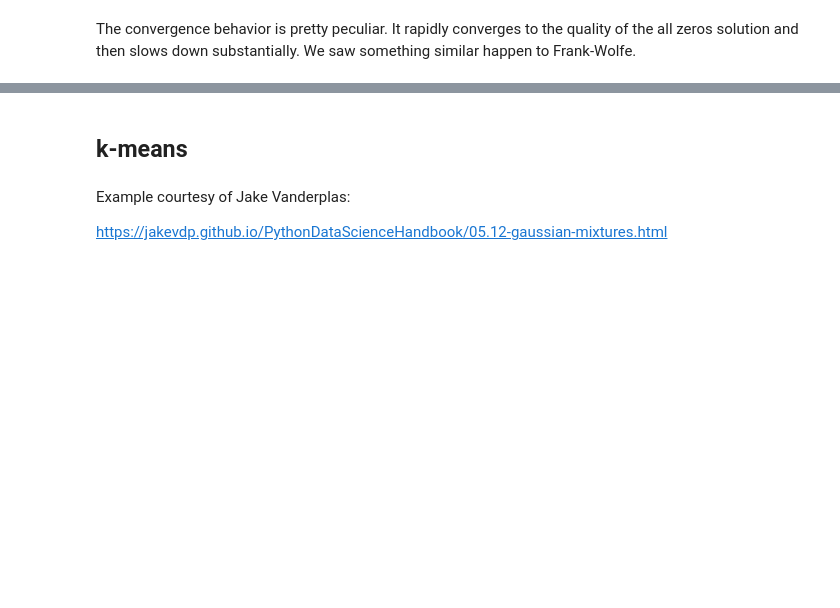
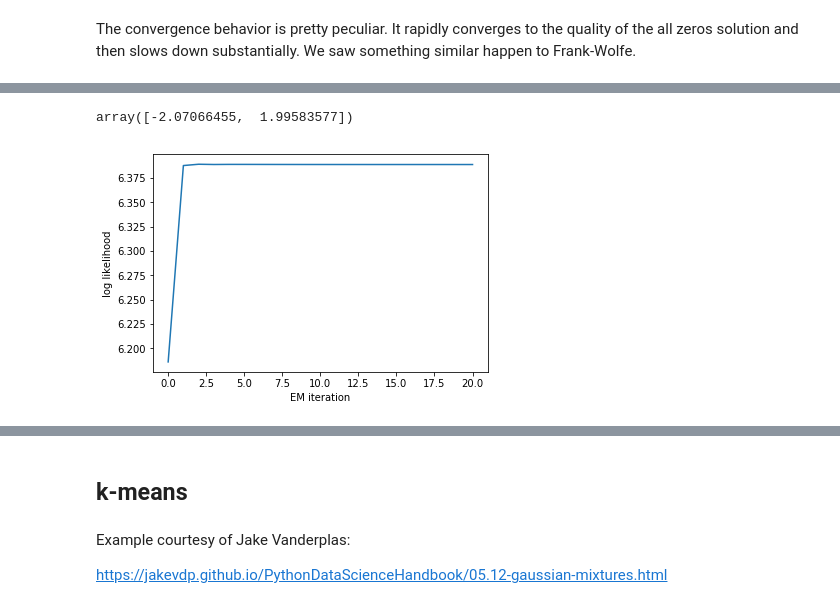
Before and after one commit to ee227c/ee227c.github.io, a Jupyter notebook: code/lecture19.ipynb, the cells around one changed output, grey strips where cells are left out. Drawn from its saved outputs; the diff is of its cells as text; code cells hidden in the pictures; blank space fills up the shorter version.

```diff
--- a/code/lecture19.ipynb
+++ b/code/lecture19.ipynb
@@ -342,0 +418,21 @@ init_latent = np.random.uniform(0, 1, len(data))
+# %%
+np.percentile(data, [25, 75])
+# %% [output]
+array([-2.07066455,  1.99583577])
+# %%
+# GMM mean init is actually important!
+# people usually init with K-means, but for 1D sorting is ok
+pi1 = np.random.uniform(0.25, 0.75)
+theta = (
+    [pi1, 1 - pi1],
+    np.percentile(data, [25, 75]),
+    np.random.uniform(0.5, 2, size=2))
+thetas = em(gmm_e, gmm_m, data, theta, 20)
+# %%
+likelihoods = [gmm_likelihood(data, t) for t in thetas]
+plt.plot(likelihoods)
+plt.xlabel('EM iteration')
+plt.ylabel('log likelihood')
+plt.show()
+# %% [output]
+[figure, added]
```
Also changed, not shown: parts of 16 cells of this notebook, 1 other file.
